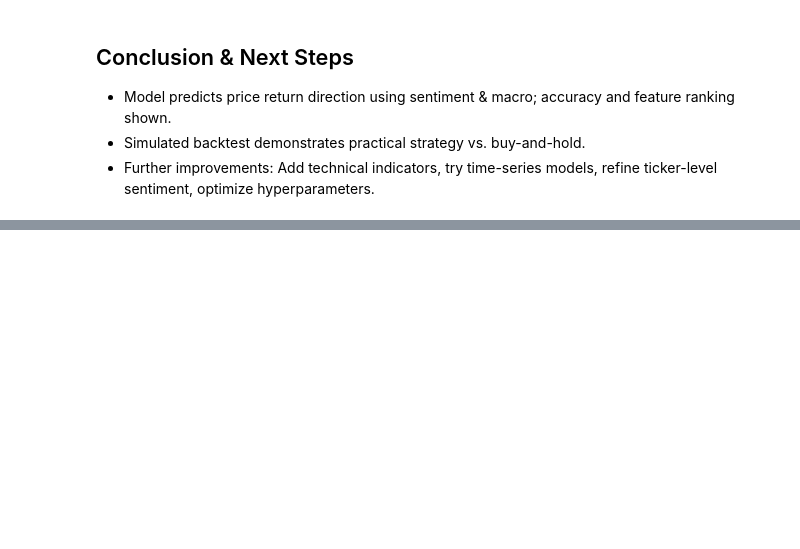
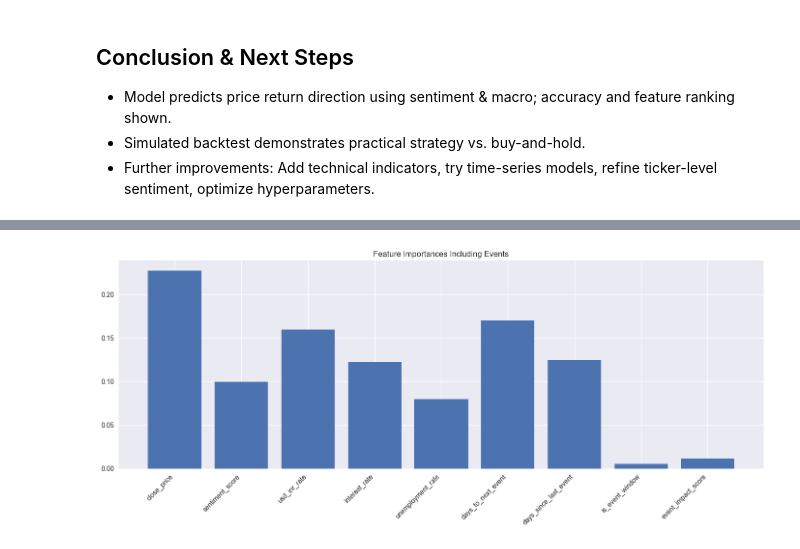
Before and after one commit to harshmanek/stock-shastri, a Jupyter notebook: notebooks/modeling2.ipynb, the cells around one changed output, grey strips where cells are left out. Cells and saved outputs as stored; diff of their text form; code cells hidden in the pictures; blank space fills up the shorter version.

```diff
--- a/notebooks/modeling2.ipynb
+++ b/notebooks/modeling2.ipynb
@@ -189,0 +616,18 @@ Best CV accuracy: 0.6925450232548765
+# %%
+from sklearn.model_selection import train_test_split
+from sklearn.ensemble import RandomForestClassifier
+from sklearn.metrics import accuracy_score, classification_report
+
+# Split chronologically
+X_train, X_test, y_train, y_test = train_test_split(
+    X, y, test_size=0.3, shuffle=False
+)
+
+# Train
+rf = RandomForestClassifier(n_estimators=200, max_depth=10, random_state=42)
+rf.fit(X_train, y_train)
+
+# Predict & evaluate
+y_pred = rf.predict(X_test)
+print("Accuracy with events:", accuracy_score(y_test, y_pred))
+print(classification_report(y_test, y_pred))
@@ -189,0 +644,10 @@ Best CV accuracy: 0.6925450232548765
+# %%
+import matplotlib.pyplot as plt
+importances = rf.feature_importances_
+plt.bar(features, importances)
+plt.xticks(rotation=45, ha='right')
+plt.title('Feature Importances Including Events')
+plt.tight_layout()
+plt.show()
+# %% [output]
+[figure, added]
```
Also changed, not shown: parts of 16 cells of this notebook, 26 other files.
